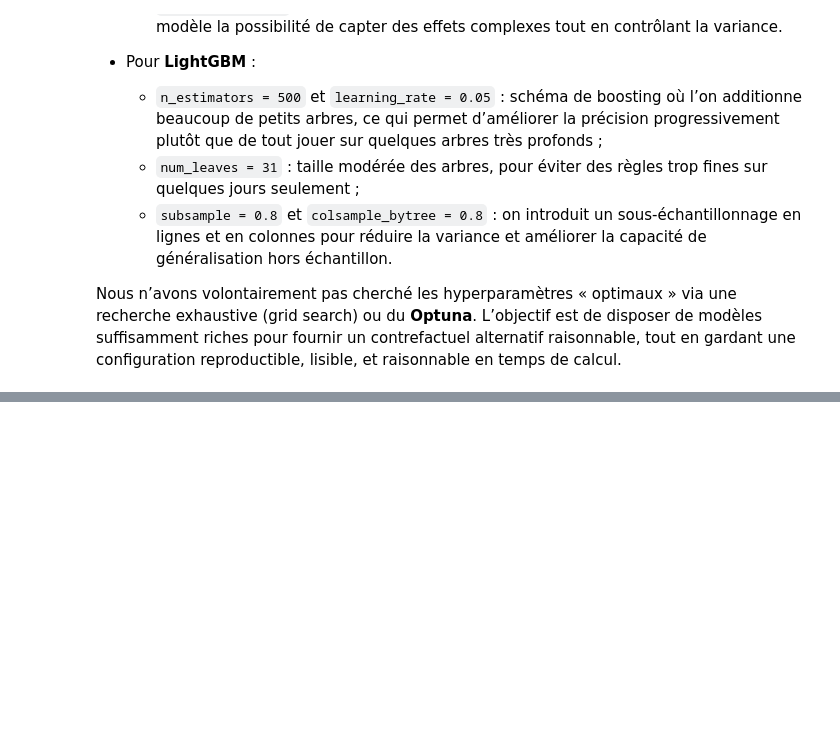
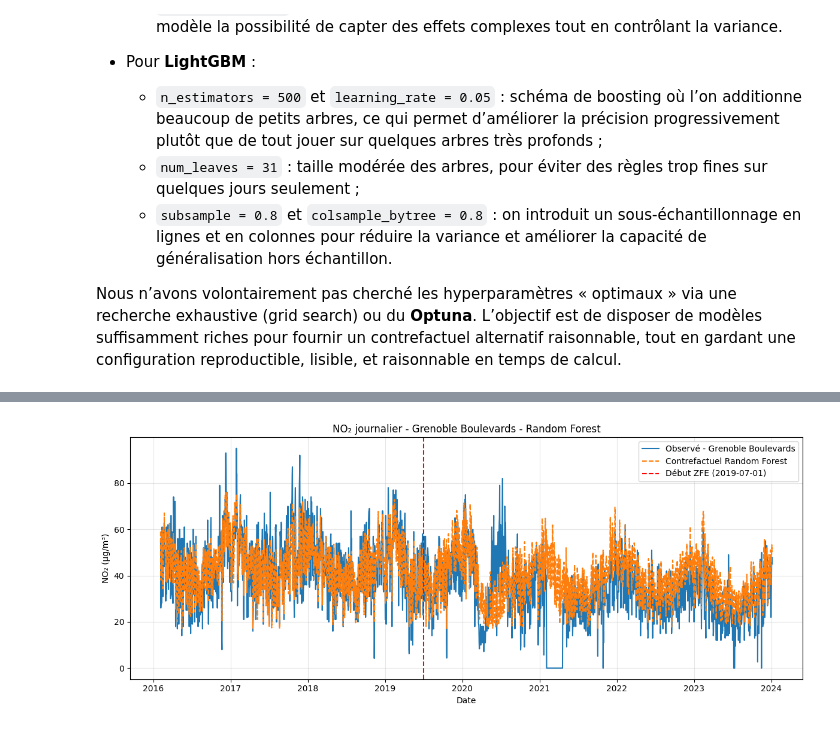
Before and after one commit to pasilvente/project_python_for_data_science_at_ENSAE_ZFE_ML_SCM, a Jupyter notebook: rapport_zfe.ipynb, the cells around one changed output, grey strips where cells are left out. Cells and saved outputs as stored; diff of their text form; code cells hidden in the pictures; blank space fills up the shorter version.

```diff
--- a/rapport_zfe.ipynb
+++ b/rapport_zfe.ipynb
@@ -1068,9 +1069,9 @@ Résumé des ATT (µg/m³) – Paris Champs-Élysées – SCM mensuel :
 | 3 | Elasticnet | -0.242143 | -1.631527 | -1.563134 |
 [figure]
 # %%
-weights_tables_m_gre = make_weights_tables(w_m_par, donors_paris)
+weights_tables_m_par = make_weights_tables(weights_paris_m, donors_paris)
 
-for method, df in weights_tables_m_gre.items():
-    print(f"\nPoids des donneurs – SCM mensuel – méthode {method.capitalize()}")
+for method, df in weights_tables_m_par.items():
+    print(f"\nPoids des donneurs - SCM mensuel - méthode {method.capitalize()}")
     display(df)
 # %% [output]
@@ -1203,9 +1204,9 @@ Effets moyens du traitement (ATT) – SCM daily – Paris Champs-Élysées
 | 3 | Elasticnet | -2.306689e-15 | -2.454089 | -2.461463 |
 [figure]
 # %%
-weights_tables_d_gre = make_weights_tables(w_d_par, donors_paris)
+weights_tables_d_par = make_weights_tables(weights_paris_d, donors_paris)
 
-for method, df in weights_tables_d_gre.items():
+for method, df in weights_tables_d_par.items():
     print(f"\nPoids des donneurs – SCM daily – méthode {method.capitalize()}")
     display(df)
 # %% [output]
@@ -1365,0 +1450,77 @@ une recherche exhaustive (grid search) ou du **Optuna**. L’objectif est de dis
+# %%
+# ML pour prédiction Grenoble
+
+# Chargement des données
+grenoble_target_ml = pd.read_csv(DATA_DIR / "pollution_grenoble_no2_daily_imputed.csv")
+donors_grenoble_ml = pd.read_csv(DATA_DIR / "no2_donors_grenoble_daily_imputed.csv")
+
+for df in (grenoble_target_ml, donors_grenoble_ml):
+    df["date"] = pd.to_datetime(df["date"])
+
+# Station traitée = Grenoble Boulevards
+treated_id_gre = "FR15046"
+zfe_start_gre = pd.Timestamp("2019-07-01")  # date de début ZFE Grenoble
+
+#  Ajustement des modèles ML
+dates_gre_ml, y_gre_ml, synth_gre_ml, models_gre = fit_ml_counterfactual_daily(
+    treated_daily=grenoble_target_ml,
+    donors_daily=donors_grenoble_ml,
+    treated_id=treated_id_gre,
+    treatment_start=zfe_start_gre,
+    random_state=0,
+)
+
+#  R² pré-traitement
+pre_mask_gre = dates_gre_ml < zfe_start_gre
+
+print("R² pré-traitement - Grenoble Boulevards")
+for name, y_hat in synth_gre_ml.items():
+    r2_pre = r2_score(y_gre_ml[pre_mask_gre], y_hat[pre_mask_gre])
+    print(f"  {name.upper():>5} : R² = {r2_pre:.3f}")
+
+# Graphiques séparés RF / LGBM
+for name, title in [("rf", "Random Forest"), ("lgbm", "LightGBM")]:
+
+    plt.figure(figsize=(12, 5))
+    plt.plot(
+        dates_gre_ml,
+        y_gre_ml,
+        label="Observé - Grenoble Boulevards",
+        linewidth=1.5,
+    )
+    plt.plot(
+        dates_gre_ml,
+        synth_gre_ml[name],
+        label=f"Contrefactuel {title}",
+        linewidth=1.5,
+        linestyle="--",
+    )
+    plt.axvline(
+        zfe_start_gre,
+        color="red",
+        linestyle="--",
+        label=f"Début ZFE ({zfe_start_gre.date()})",
+    )
+    plt.title(f"NO₂ journalier - Grenoble Boulevards - {title}")
+    plt.xlabel("Date")
+    plt.ylabel("NO₂ (µg/m³)")
+    plt.legend()
+    plt.grid(alpha=0.3)
+    plt.tight_layout()
+    plt.show()
+
+
+# Calcul des ATT (pré / post / post hors Covid)
+
+att_gre_ml = compute_att_summary(
+    dates=dates_gre_ml,
+    y_treated=y_gre_ml,
+    synthetic_dict=synth_gre_ml,
+    treatment_start=treat_start_gre,
+    covid_start=covid_start,
+    covid_end=covid_end,
+)
+
+print("ATT - ML (Grenoble Boulevards) :")
+display(att_gre_ml)
+# %% [output]
@@ -1365,0 +1535 @@ une recherche exhaustive (grid search) ou du **Optuna**. L’objectif est de dis
+[figure, added]
```
Also changed, not shown: parts of 10 cells of this notebook, 2 other files.
